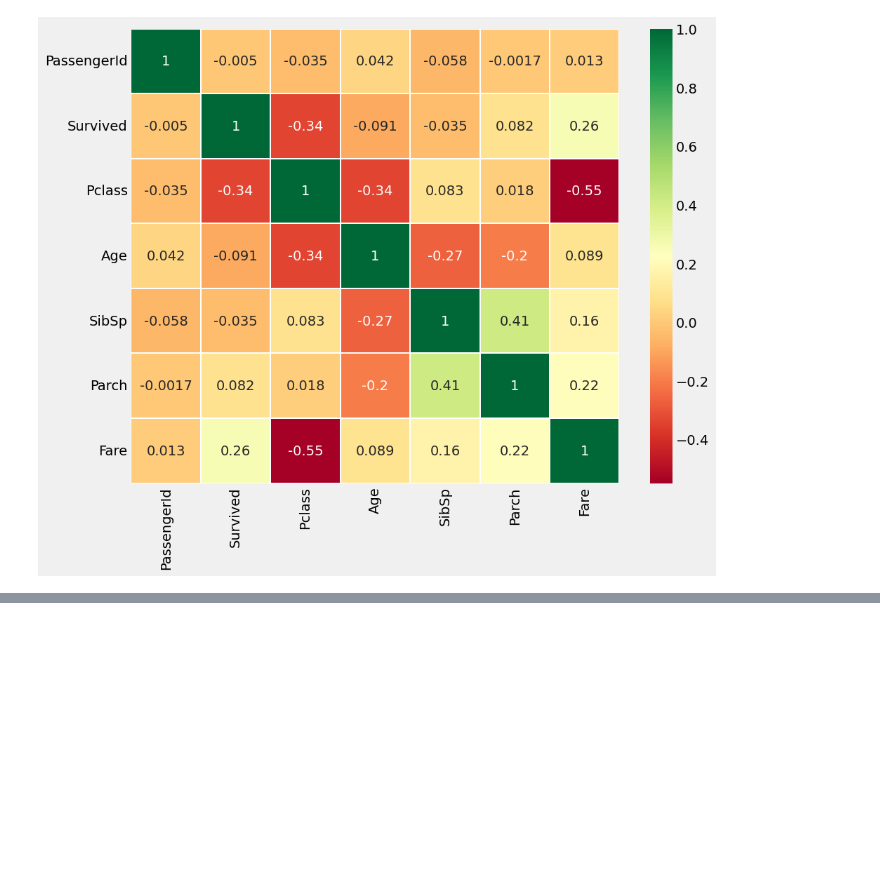
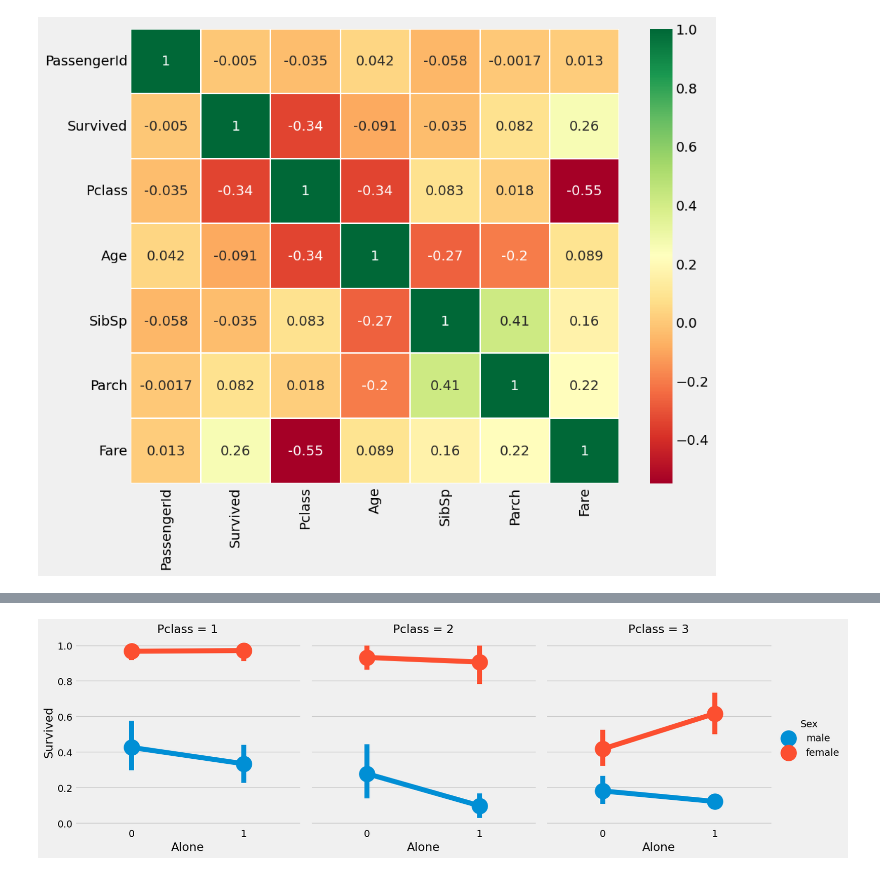
Before and after one commit to greedypelican/git-kaggle, a Jupyter notebook: Titanic/TitanicEDA.ipynb, the cells around one changed output, grey strips where cells are left out. Cells and saved outputs as stored; diff of their text form; code cells hidden in the pictures; blank space fills up the shorter version.

```diff
--- a/Titanic/TitanicEDA.ipynb
+++ b/Titanic/TitanicEDA.ipynb
@@ -323,0 +370,5 @@ plt.show()
+# %%
+sns.catplot(x='Alone',y='Survived',data=data,hue='Sex',col='Pclass',kind='point')
+plt.show()
+# %% [output]
+[figure, added]
```
Also changed, not shown: parts of 40 cells of this notebook, 1 other file.
